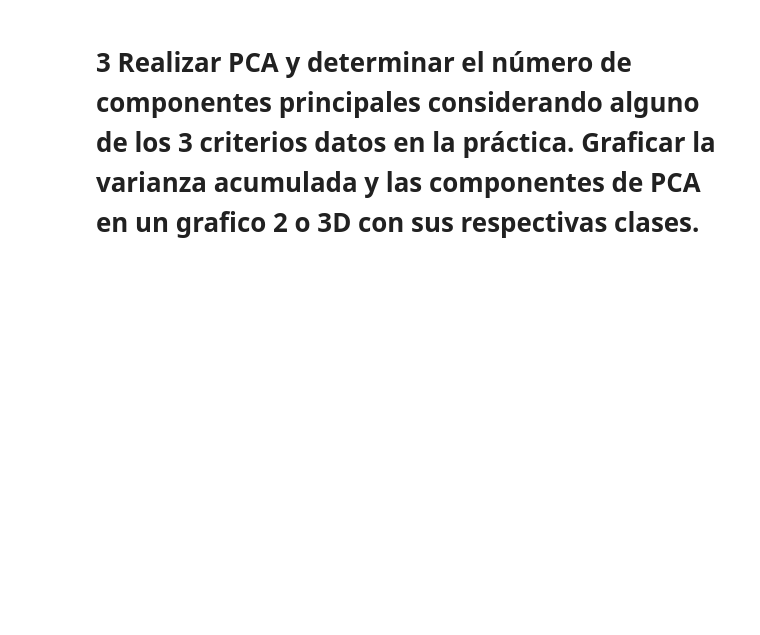
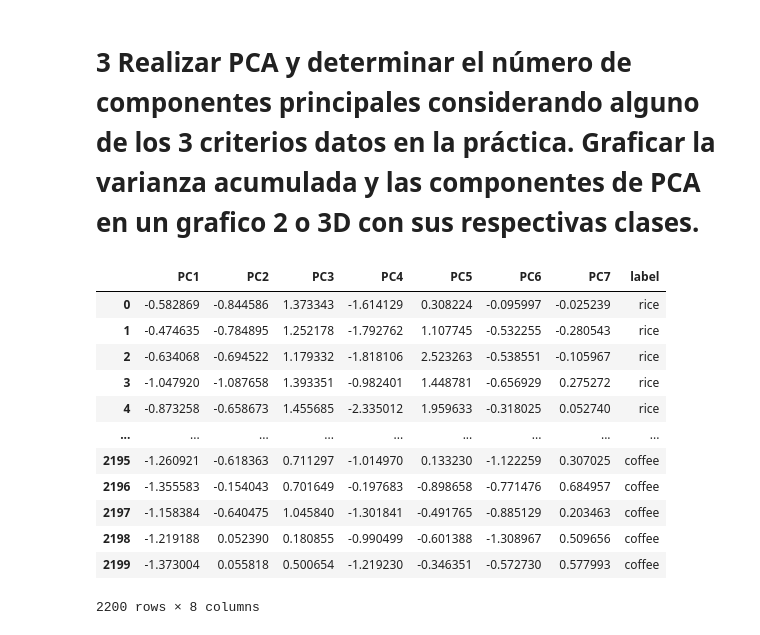
Before and after one commit to agustinarenas/MD-TUIA-Arenas-Petetta, a Jupyter notebook: TPDM_1_Petetta.ipynb, the cells around one changed output. Drawn from its saved outputs; the diff is of its cells as text; code cells hidden in the pictures; blank space fills up the shorter version.

```diff
--- a/TPDM_1_Petetta.ipynb
+++ b/TPDM_1_Petetta.ipynb
@@ -152,0 +163,16 @@ df_final.tail()
+# %%
+pca_df
+# %% [output]
+|  | PC1 | PC2 | PC3 | PC4 | PC5 | PC6 | PC7 | label |
+| 0 | -0.582869 | -0.844586 | 1.373343 | -1.614129 | 0.308224 | -0.095997 | -0.025239 | rice |
+| 1 | -0.474635 | -0.784895 | 1.252178 | -1.792762 | 1.107745 | -0.532255 | -0.280543 | rice |
+| 2 | -0.634068 | -0.694522 | 1.179332 | -1.818106 | 2.523263 | -0.538551 | -0.105967 | rice |
+| 3 | -1.047920 | -1.087658 | 1.393351 | -0.982401 | 1.448781 | -0.656929 | 0.275272 | rice |
+| 4 | -0.873258 | -0.658673 | 1.455685 | -2.335012 | 1.959633 | -0.318025 | 0.052740 | rice |
+| ... | ... | ... | ... | ... | ... | ... | ... | ... |
+| 2195 | -1.260921 | -0.618363 | 0.711297 | -1.014970 | 0.133230 | -1.122259 | 0.307025 | coffee |
+| 2196 | -1.355583 | -0.154043 | 0.701649 | -0.197683 | -0.898658 | -0.771476 | 0.684957 | coffee |
+| 2197 | -1.158384 | -0.640475 | 1.045840 | -1.301841 | -0.491765 | -0.885129 | 0.203463 | coffee |
+| 2198 | -1.219188 | 0.052390 | 0.180855 | -0.990499 | -0.601388 | -1.308967 | 0.509656 | coffee |
+| 2199 | -1.373004 | 0.055818 | 0.500654 | -1.219230 | -0.346351 | -0.572730 | 0.577993 | coffee |
+2200 rows × 8 columns
```
Also changed, not shown: parts of 11 cells of this notebook, 6 other files.
